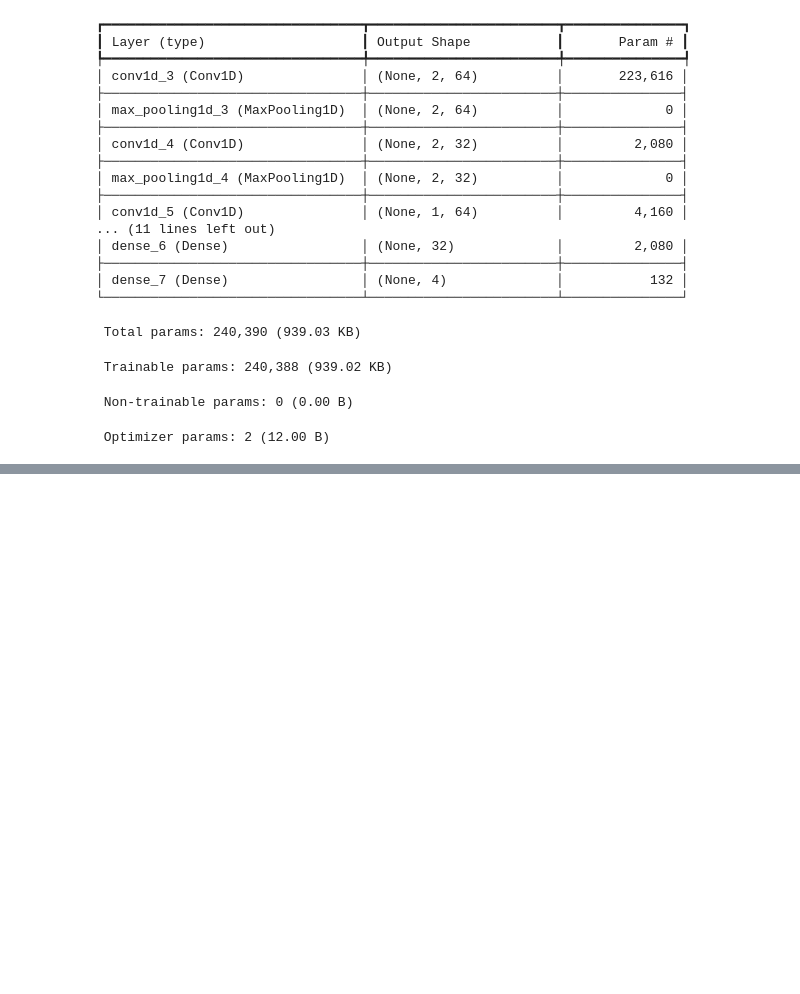
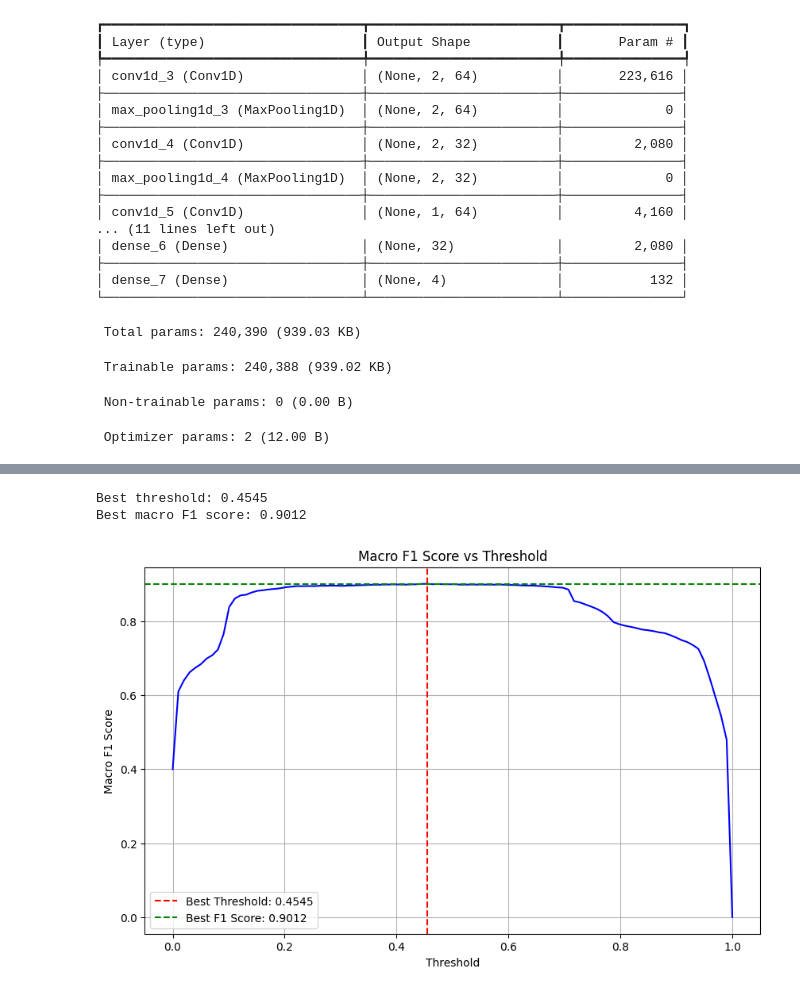
Before and after one commit to ArpanJohn/Transient_Classification, a Jupyter notebook: CNN-testing.ipynb, the cells around one changed output, grey strips where cells are left out. Saved outputs shown, nothing was run; the diff lists cells and outputs as text; code cells hidden in the pictures; blank space fills up the shorter version.

```diff
--- a/CNN-testing.ipynb
+++ b/CNN-testing.ipynb
@@ -1123,0 +1098,24 @@ Best Threshold: 0.7000000000000002 with F1 Score: 0.13156399083753853
+# %%
+# opitimize f1 score
+f1_threshold, best_f1_score, thresholds, f1_scores = optimize_threshold_f1(y_pred_train, Y_train)
+
+print(f"Best threshold: {f1_threshold:.4f}")
+print(f"Best macro F1 score: {best_f1_score:.4f}")
+
+# Optional: Plot F1 scores vs thresholds
+import matplotlib.pyplot as plt
+
+plt.figure(figsize=(10, 6))
+plt.plot(thresholds, f1_scores, 'b-')
+plt.xlabel('Threshold')
+plt.ylabel('Macro F1 Score')
+plt.title('Macro F1 Score vs Threshold')
+plt.axvline(x=f1_threshold, color='r', linestyle='--', label=f'Best Threshold: {f1_threshold:.4f}')
+plt.axhline(y=best_f1_score, color='g', linestyle='--', label=f'Best F1 Score: {best_f1_score:.4f}')
+plt.legend()
+plt.grid(True)
+plt.show()
+# %% [output]
+Best threshold: 0.4545
+Best macro F1 score: 0.9012
+[figure, added]
```
Also changed, not shown: parts of 14 cells of this notebook.
